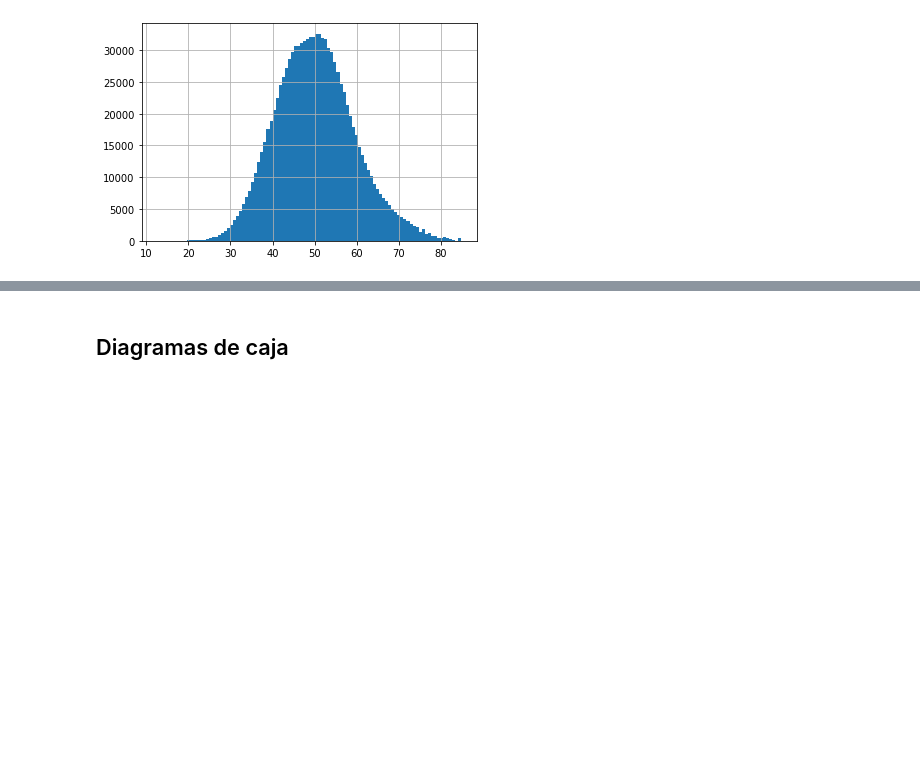
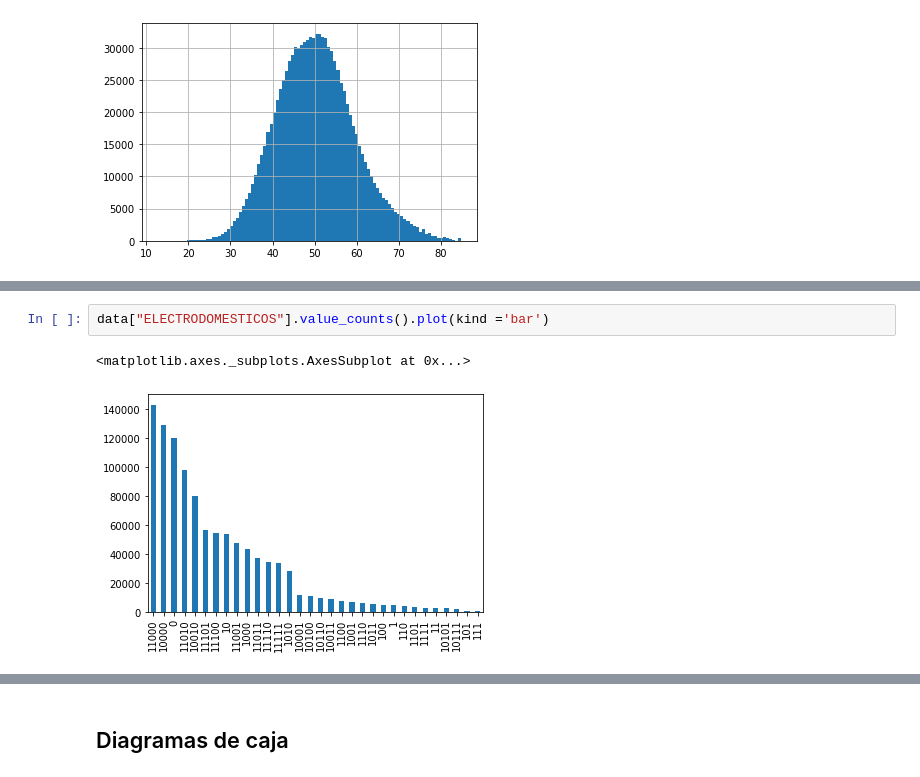
Before and after one commit to dsgantivac/DataMiningProject, a Jupyter notebook: Analisis exploratorio Reduced.ipynb, the cells around one changed output, grey strips where cells are left out. Saved outputs shown, nothing was run; the diff lists cells and outputs as text; blank space fills up the shorter version.

```diff
--- a/Analisis exploratorio Reduced.ipynb
+++ b/Analisis exploratorio Reduced.ipynb
@@ -123,0 +241,5 @@ data["ESTU_NSE_INDIVIDUAL"].value_counts().plot(kind ='bar')
+# %%
+data["ELECTRODOMESTICOS"].value_counts().plot(kind ='bar')
+# %% [output]
+<matplotlib.axes._subplots.AxesSubplot at 0x...>
+[figure, added]
```
Also changed, not shown: parts of 25 cells of this notebook, 1 other file.
